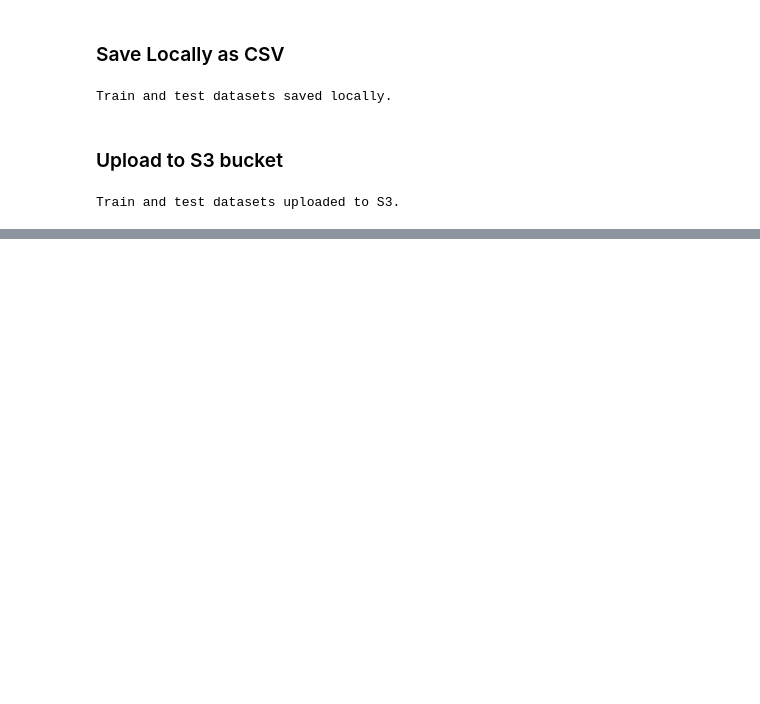
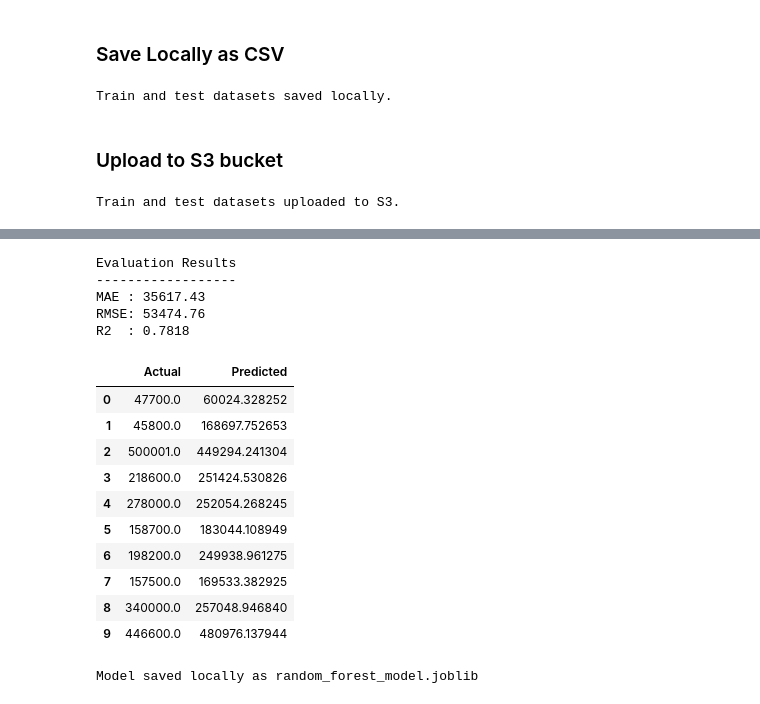
Before and after one commit to Deepking1996/ADS-508_Group_6_Final_Team_Project-, a Jupyter notebook: Data_Exploration.ipynb, the cells around one changed output, grey strips where cells are left out. Drawn from its saved outputs; the diff is of its cells as text; code cells hidden in the pictures; blank space fills up the shorter version.

```diff
--- a/Data_Exploration.ipynb
+++ b/Data_Exploration.ipynb
@@ -314,0 +397,58 @@ Train and test datasets uploaded to S3.
+# %%
+# -------------------------------
+# Evaluate Model
+# -------------------------------
+# We use MAE, RMSE, and R2 because this is a regression problem.
+
+predictions = rf_model.predict(X_test)
+
+mae = mean_absolute_error(y_test, predictions)
+rmse = np.sqrt(mean_squared_error(y_test, predictions))
+r2 = r2_score(y_test, predictions)
+
+print("Evaluation Results")
+print("------------------")
+print("MAE :", round(mae, 2))
+print("RMSE:", round(rmse, 2))
+print("R2  :", round(r2, 4))
+# %% [output]
+Evaluation Results
+------------------
+MAE : 35617.43
+RMSE: 53474.76
+R2  : 0.7818
+# %%
+# -------------------------------
+# Compare Actual vs Predicted
+# -------------------------------
+
+results = pd.DataFrame({
+    "Actual": y_test.values[:10],
+    "Predicted": predictions[:10]
+})
+
+results
+# %% [output]
+|  | Actual | Predicted |
+| 0 | 47700.0 | 60024.328252 |
+| 1 | 45800.0 | 168697.752653 |
+| 2 | 500001.0 | 449294.241304 |
+| 3 | 218600.0 | 251424.530826 |
+| 4 | 278000.0 | 252054.268245 |
+| 5 | 158700.0 | 183044.108949 |
+| 6 | 198200.0 | 249938.961275 |
+| 7 | 157500.0 | 169533.382925 |
+| 8 | 340000.0 | 257048.946840 |
+| 9 | 446600.0 | 480976.137944 |
+# %%
+# -------------------------------
+# Save Model Locally
+# -------------------------------
+import joblib
+
+model_filename = "random_forest_model.joblib"
+joblib.dump(rf_model, model_filename)
+
+print(f"Model saved locally as {model_filename}")
+# %% [output]
+Model saved locally as random_forest_model.joblib
```
Also changed, not shown: parts of 9 cells of this notebook.
